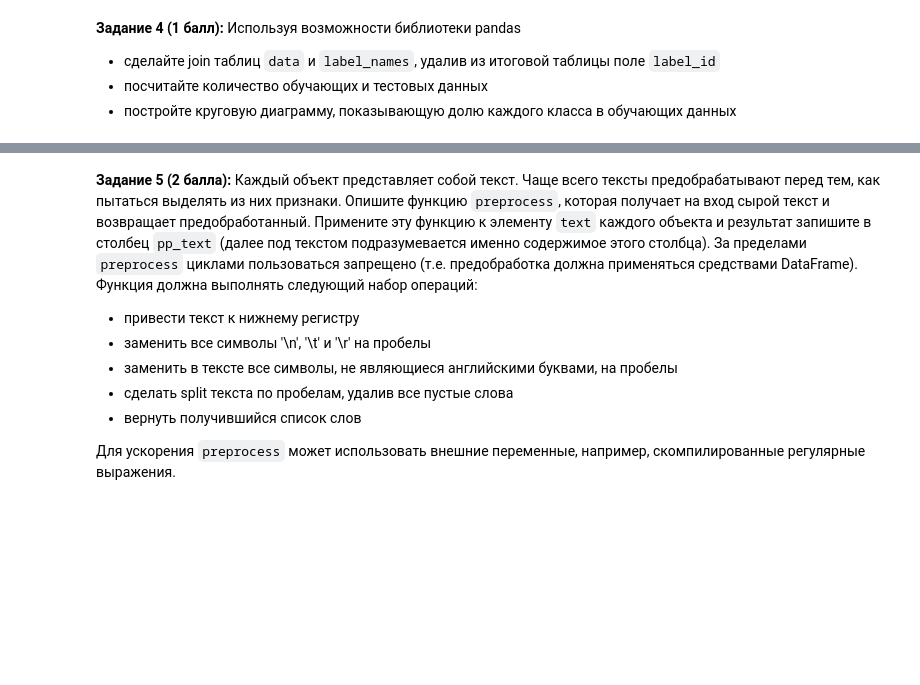
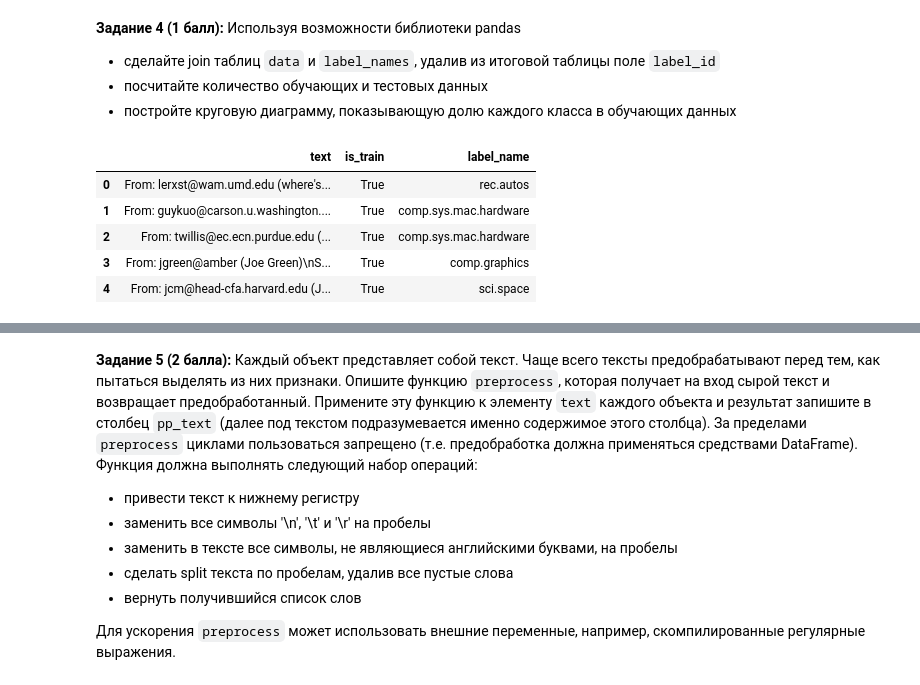
Before and after one commit to YaroslavFYPM/mipt-python, a Jupyter notebook: tasks/03-data-ml.ipynb, the cells around one changed output, grey strips where cells are left out. Saved outputs shown, nothing was run; the diff lists cells and outputs as text; code cells hidden in the pictures; blank space fills up the shorter version.

```diff
--- a/tasks/03-data-ml.ipynb
+++ b/tasks/03-data-ml.ipynb
@@ -131,3 +131,15 @@ __Задание 4 (1 балл):__ Используя возможности б
 - сделайте join таблиц `data` и `label_names`, удалив из итоговой таблицы поле `label_id`
 - посчитайте количество обучающих и тестовых данных
 - постройте круговую диаграмму, показывающую долю каждого класса в обучающих данных
+# %%
+label_names.set_index('label_id', inplace=True)
+new_data = data.join(other=label_names, on='label_id', how='left')
+new_data.drop(columns=['label_id'], inplace=True)
+new_data.head()
+# %% [output]
+|  | text | is_train | label_name |
+| 0 | From: lerxst@wam.umd.edu (where's... | True | rec.autos |
+| 1 | From: guykuo@carson.u.washington.... | True | comp.sys.mac.hardware |
+| 2 | From: twillis@ec.ecn.purdue.edu (... | True | comp.sys.mac.hardware |
+| 3 | From: jgreen@amber (Joe Green)\nS... | True | comp.graphics |
+| 4 | From: jcm@head-cfa.harvard.edu (J... | True | sci.space |
```
Also changed, not shown: parts of 3 cells of this notebook.
